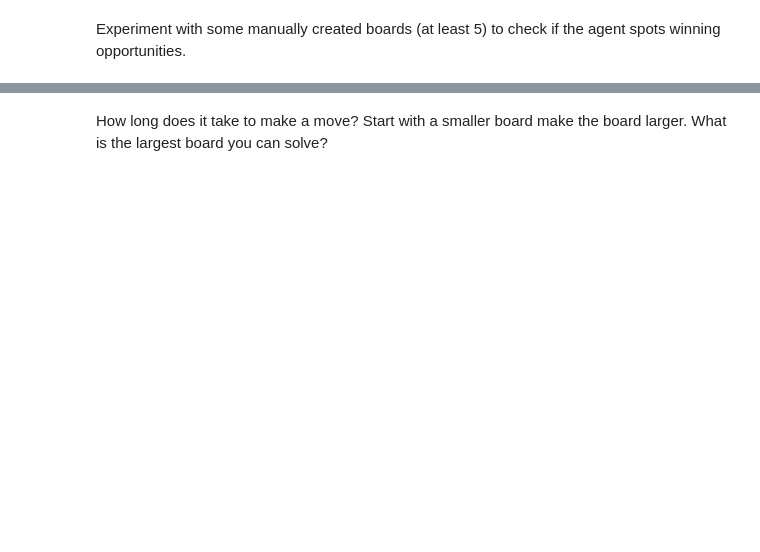
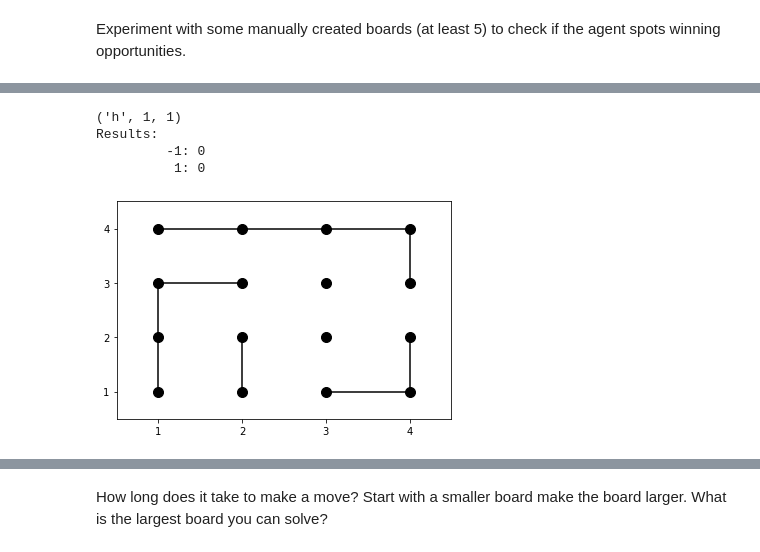
Before and after one commit to diogo-fae/dots-and-boxes, a Jupyter notebook: Attempt2.ipynb, the cells around one changed output, grey strips where cells are left out. Saved outputs shown, nothing was run; the diff lists cells and outputs as text; code cells hidden in the pictures; blank space fills up the shorter version.

```diff
--- a/Attempt2.ipynb
+++ b/Attempt2.ipynb
@@ -844,0 +856,9 @@ Results:
+# %%
+print(alpha_beta_search(test6))
+print_board(test6)
+# %% [output]
+('h', 1, 1)
+Results:
+         -1: 0
+          1: 0
+[figure, added]
```
Also changed, not shown: parts of 48 cells of this notebook.
